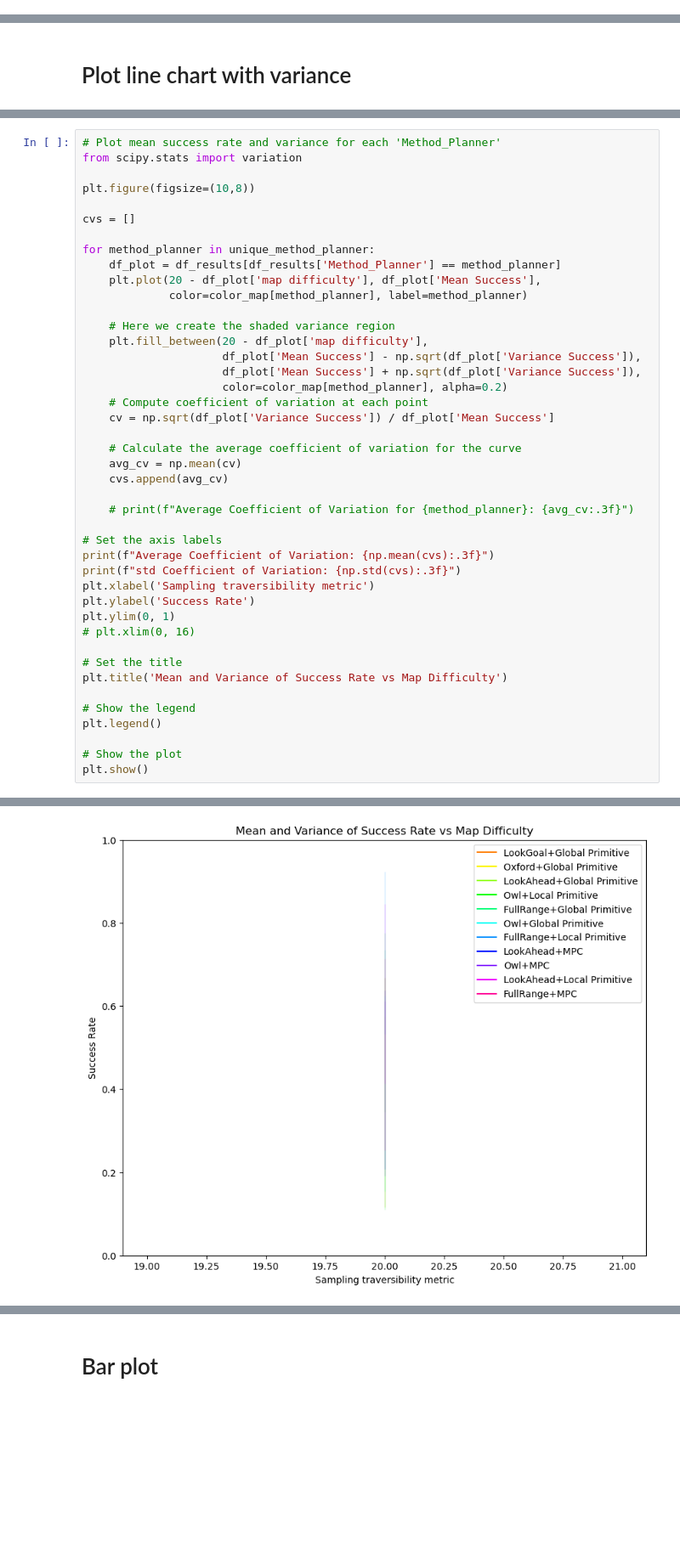
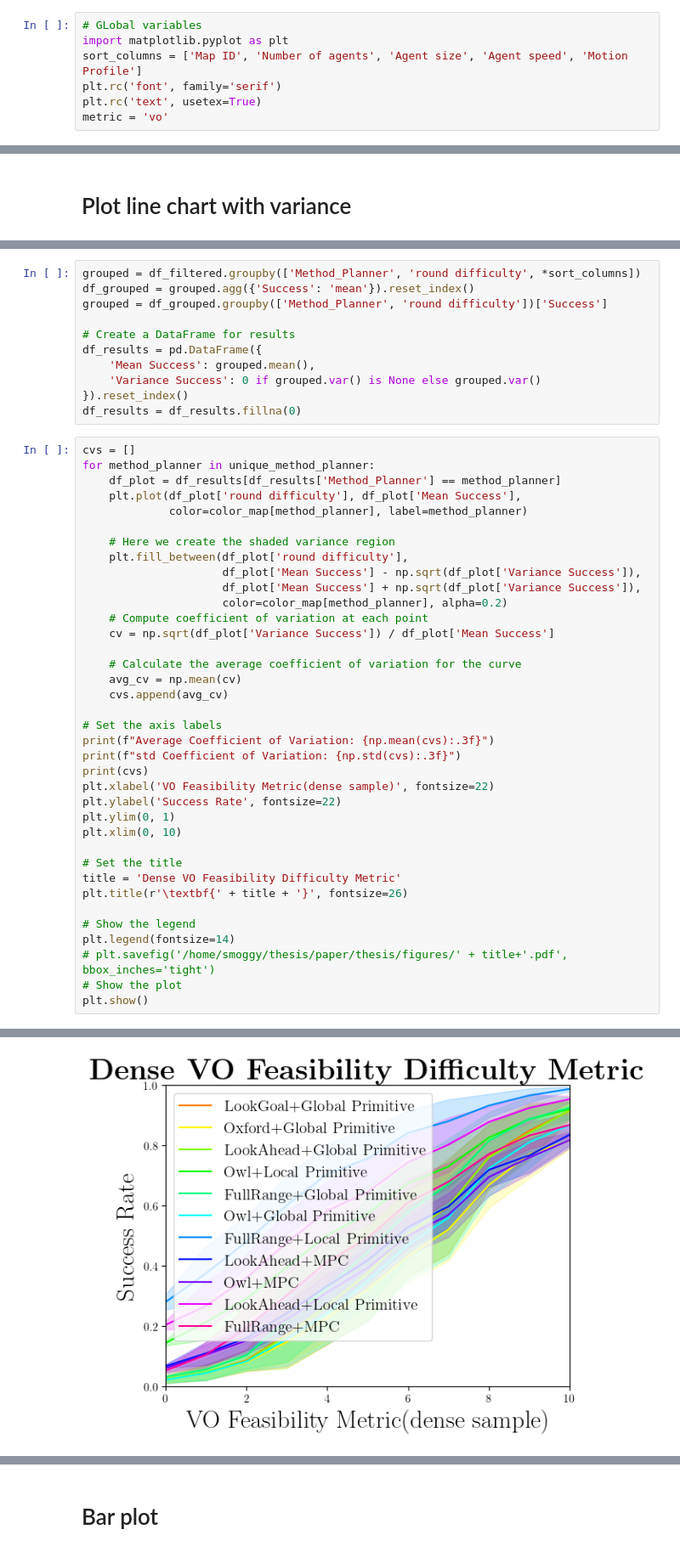
Before and after one commit to smoggy-P/gym-Drone2D-ActivePerception, a Jupyter notebook: test.ipynb, the cells around one changed output, grey strips where cells are left out. Shown at 85% size. Cells and saved outputs as stored; diff of their text form; blank space fills up the shorter version.

```diff
--- a/test.ipynb
+++ b/test.ipynb
@@ -69,0 +23,7 @@ df['Method'] = df['Method'].replace({'NoControl': 'FullRange'})
+# %%
+# GLobal variables
+import matplotlib.pyplot as plt
+sort_columns = ['Map ID', 'Number of agents', 'Agent size', 'Agent speed', 'Motion Profile']
+plt.rc('font', family='serif')
+plt.rc('text', usetex=True)
+metric = 'vo'
@@ -188,18 +154,23 @@ See the caveats in the documentation: https://pandas.pydata.org/pandas-docs/stab
+# %%
+grouped = df_filtered.groupby(['Method_Planner', 'round difficulty', *sort_columns])
+df_grouped = grouped.agg({'Success': 'mean'}).reset_index()
+grouped = df_grouped.groupby(['Method_Planner', 'round difficulty'])['Success']
+
+# Create a DataFrame for results
+df_results = pd.DataFrame({
+    'Mean Success': grouped.mean(),
+    'Variance Success': 0 if grouped.var() is None else grouped.var()
+}).reset_index()
+df_results = df_results.fillna(0)
 # %%
-# Plot mean success rate and variance for each 'Method_Planner'
-from scipy.stats import variation
-
-plt.figure(figsize=(10,8))
-
 cvs = []
-
 for method_planner in unique_method_planner:
     df_plot = df_results[df_results['Method_Planner'] == method_planner]
-    plt.plot(20 - df_plot['map difficulty'], df_plot['Mean Success'],
+    plt.plot(df_plot['round difficulty'], df_plot['Mean Success'],
              color=color_map[method_planner], label=method_planner)
 
     # Here we create the shaded variance region
-    plt.fill_between(20 - df_plot['map difficulty'],
+    plt.fill_between(df_plot['round difficulty'],
                      df_plot['Mean Success'] - np.sqrt(df_plot['Variance Success']),
                      df_plot['Mean Success'] + np.sqrt(df_plot['Variance Success']),
                      color=color_map[method_planner], alpha=0.2)
@@ -210,22 +181,22 @@ for method_planner in unique_method_planner:
     avg_cv = np.mean(cv)
     cvs.append(avg_cv)
 
-    # print(f"Average Coefficient of Variation for {method_planner}: {avg_cv:.3f}")
-
 # Set the axis labels
 print(f"Average Coefficient of Variation: {np.mean(cvs):.3f}")
 print(f"std Coefficient of Variation: {np.std(cvs):.3f}")
-plt.xlabel('Sampling traversibility metric')
-plt.ylabel('Success Rate')
+print(cvs)
+plt.xlabel('VO Feasibility Metric(dense sample)', fontsize=22)
+plt.ylabel('Success Rate', fontsize=22)
 plt.ylim(0, 1)
-# plt.xlim(0, 16)
+plt.xlim(0, 10)
 
 # Set the title
-plt.title('Mean and Variance of Success Rate vs Map Difficulty')
+title = 'Dense VO Feasibility Difficulty Metric'
+plt.title(r'\textbf{' + title + '}', fontsize=26)
 
 # Show the legend
-plt.legend()
-
+plt.legend(fontsize=14)
+# plt.savefig('/home/smoggy/thesis/paper/thesis/figures/' + title+'.pdf', bbox_inches='tight')
 # Show the plot
 plt.show()
 # %% [output]
@@ -234 +206 @@ std Coefficient of Variation: 0.152
-[figure, old version]
+[figure, new version]
```
Also changed, not shown: parts of 30 cells of this notebook, 10 other files.
